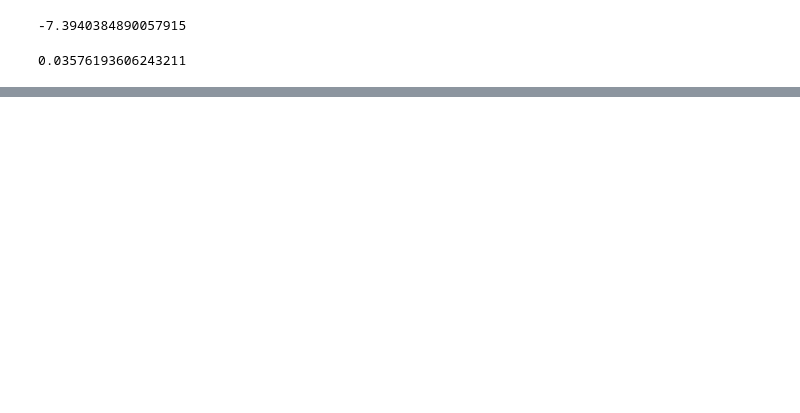
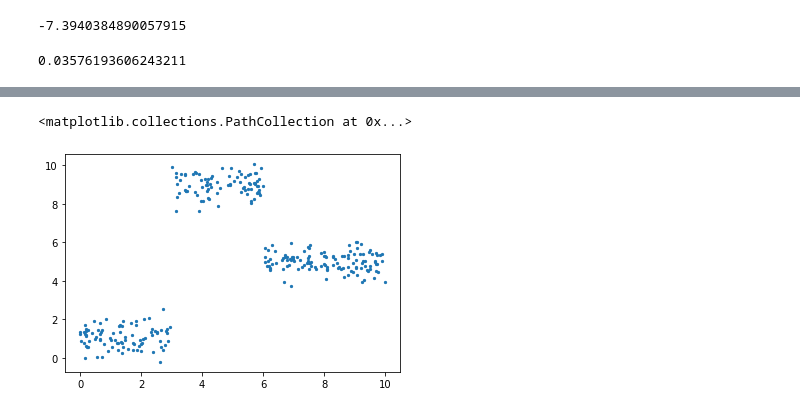
Before and after one commit to kadirberatyildirim/Data-Science, a Jupyter notebook: Regression/Regression Tree.ipynb, the cells around one changed output, grey strips where cells are left out. Drawn from its saved outputs; the diff is of its cells as text; code cells hidden in the pictures; blank space fills up the shorter version.

```diff
--- a/Regression/Regression Tree.ipynb
+++ b/Regression/Regression Tree.ipynb
@@ -5,15 +15,2 @@ import matplotlib.pyplot as plt
 # %%
 num_points = 300
-# %%
-def f(x):
-    mu, sigma = 0, 1.5
-    if x < 3: return 1 + np.random.normal(mu, sigma, 1)
-    elif x >= 3 and x < 6: return 9 + np.random.normal(mu, sigma, 1)
-    elif x >= 6: return 5 + np.random.normal(mu, sigma, 1)
-
-np.random.seed(1)
-
-x = np.random.uniform(0, 10, num_points)
-y = np.array( [f(i) for i in x] )
-
-plt.scatter(x, y, s = 5)
@@ -205,0 +156,16 @@ RSE(df.y, preds)
+# %%
+def f(x):
+    mu, sigma = 0, 0.5
+    if x < 3: return 1 + np.random.normal(mu, sigma, 1)
+    elif x >= 3 and x < 6: return 9 + np.random.normal(mu, sigma, 1)
+    elif x >= 6: return 5 + np.random.normal(mu, sigma, 1)
+
+np.random.seed(1)
+
+x = np.random.uniform(0, 10, num_points)
+y = np.array( [f(i) for i in x] )
+
+plt.scatter(x, y, s = 5)
+# %% [output]
+<matplotlib.collections.PathCollection at 0x...>
+[figure, added]
```
Also changed, not shown: parts of 7 cells of this notebook, 1 other file.
